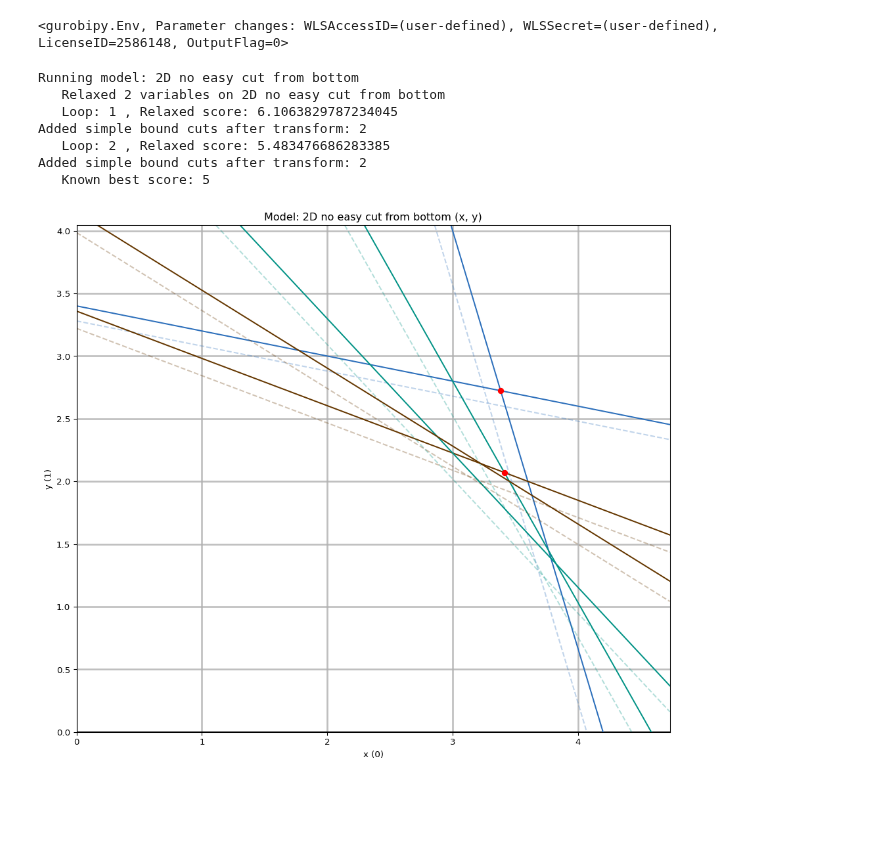
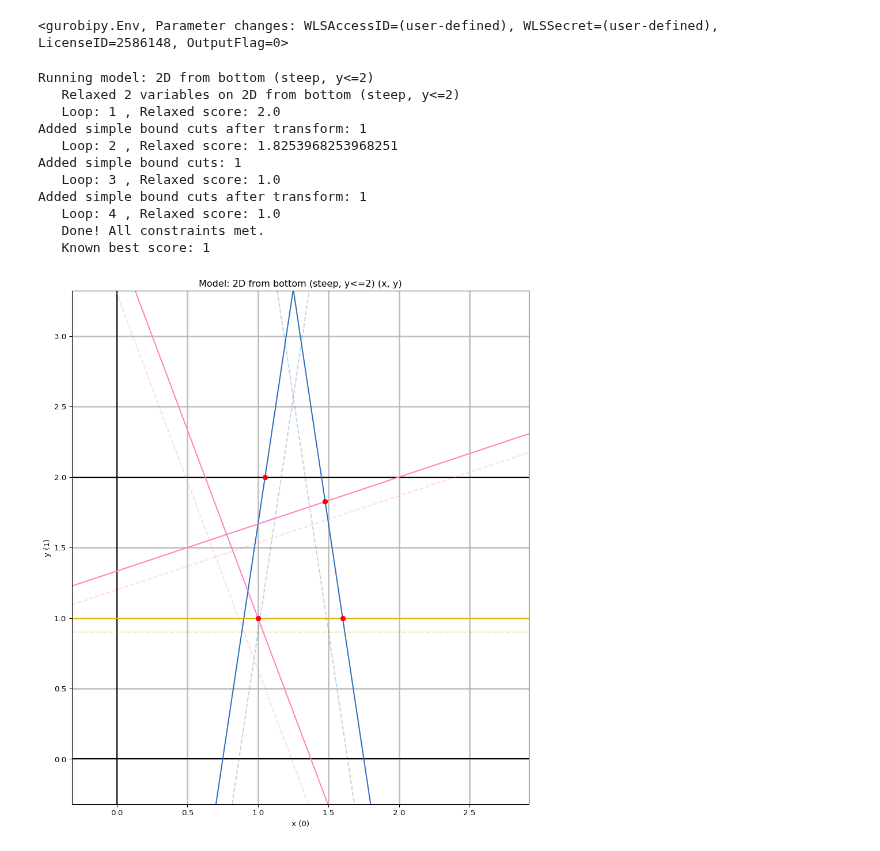
Before and after one commit to BrannonKing/intersection_cuts, a Jupyter notebook: main_one_cut.ipynb, the cells around one changed output. Saved outputs shown, nothing was run; the diff lists cells and outputs as text; code cells hidden in the pictures; blank space fills up the shorter version.

```diff
--- a/main_one_cut.ipynb
+++ b/main_one_cut.ipynb
@@ -25,13 +25,22 @@ env.start()
 # %% [output]
 <gurobipy.Env, Parameter changes: WLSAccessID=(user-defined), WLSSecret=(user-defined), LicenseID=2586148, OutputFlag=0>
 # %%
+%pip install gurobipy
+
+import importlib as il
+import numpy as np
+import gurobipy as gp
+import el_module as el  # Assuming el_module is the correct module name
+import gu_module as gu  # Assuming gu_module is the correct module name
+import pu_module as pu  # Assuming pu_module is the correct module name
+
 il.reload(el)
 il.reload(gu)
 il.reload(pu)
 
-def find_unimodular(tableau, row):
+def find_unimodular(tableau, row, tol):
     n = tableau.shape[1]
-    result = np.zeros((n, n))
+    result = np.zeros((n, n), dtype=np.int32)
     for i in range(n):
         result[i, i] = 1 if tableau[row, i] >= 0 else -1
     return result
@@ -95,7 +104,7 @@ def add_cut(relaxed: gp.Model, integer_vars, integer_idx, plotter):
     # and negate all columns match slack variables of type <
     for col, j in enumerate(col_to_var_idx):
         if j < len(variables):
-            print("Var INFO:", variables[j].VarName, "VBasis", variables[j].VBasis, "LB", variables[j].LB, "UB", variables[j].UB)
+            # print("Var INFO:", variables[j].VarName, "VBasis", variables[j].VBasis, "LB", variables[j].LB, "UB", variables[j].UB)
             # if variables[j].VBasis == -2:
                 # tableau[:, col] = 1.0 - tableau[:, col]
             if variables[j].VBasis == -1:  # not sure what to do with VBasis=-3
@@ -127,6 +136,10 @@ def add_cut(relaxed: gp.Model, integer_vars, integer_idx, plotter):
     to_drop = [i for i, b in enumerate(basis) if b not in integer_idx]
     tableau = np.delete(tableau, to_drop, axis=0)  # TODO: don't even bother to read them in
     basis = np.delete(basis, to_drop) # update basis to match tableau
+
+    non_zero_columns = ~np.all(np.abs(tableau) <= tol, axis=0)
+    tableau = tableau[:, non_zero_columns]
+    col_to_var_idx = col_to_var_idx[non_zero_columns]
 
     # drop all rows that are non-fractional:
     tol = relaxed.params.IntFeasTol
@@ -172,7 +185,7 @@ def add_cut(relaxed: gp.Model, integer_vars, integer_idx, plotter):
     #     if j < len(variables):
     #         if variables[j].VBasis == -2:
     #             tableau[:, col] = variables[j].UB + tableau[:, col]
-    u: np.ndarray = find_unimodular(tableau, to_cut[0][0])
+    u: np.ndarray = find_unimodular(tableau, to_cut[0][0], tol)
     tableau2 = tableau @ u
     # ui = np.linalg.inv(u)
     # assert ui == u
@@ -196,12 +209,32 @@ def add_cut(relaxed: gp.Model, integer_vars, integer_idx, plotter):
                 cuts.append((x + tableau2[row] @ col_vars >= np.ceil(x), 'xkcd:berry'))
         elif np.all(tableau2[row] <= tol):
             if relaxed.ModelSense != gp.GRB.MAXIMIZE:
-                cuts.append((x - tableau2[row] @ col_vars <= np.floor(x), 'xkcd:orange'))
+                cuts.append((x - tableau2[row] @ col_vars >= np.ceil(x), 'xkcd:orange'))
             else:
                 cuts.append((x + tableau2[row] @ col_vars <= np.floor(x), 'xkcd:brown'))
             # elif np.all(tableau2[row] <= tol):
             # cuts.append((x + tableau2[row] @ col_vars >= np.ceil(x), 'xkcd:berry'))
             # cuts.append((x - tableau2[row] @ col_vars <= np.floor(x), 'xkcd:teal'))
+
+        if True:  # do the split cut
+            points = []
+            for col, ray in enumerate(tableau.T):
+                rr = ray[row]
+                # if row in negated_rows:
+                #     rr = -rr
+                if np.isclose(rr, 0, atol=tol):
+                    continue
+                scale = -rr / (x % 1) if rr < 0 else rr / (1-(x % 1))
+                # print("SCALE", scale, x, rr)
+                # point = basis_corner.copy()
+                # point[basis] += scale * ray[:-1]
+                # point[r] += scale * ray[-1]
+                # print("INFO", row, col, base, x, ray, scale)
+
+                points.append((find_variable(col_to_var_idx[col]), scale))
+            if points:
+                summed_terms = gp.quicksum(nrm * v for v, nrm in points)
+                cuts.append((summed_terms >= 1, 'xkcd:pink'))
 
     if len(cuts) > 0:
         print("Added simple bound cuts after transform:", len(cuts))
@@ -213,42 +246,46 @@ def add_cut(relaxed: gp.Model, integer_vars, integer_idx, plotter):
         return True
 
     return False
 
 def run_cuts_to_relaxed_sol(instances, loops=8, graph_2D_3D=True):
     for instance in instances:
         model: gp.Model = instance.as_gurobi_model()
         print("Running model:", model.ModelName)
         model.params.LogToConsole = 0
         model.update()
         plotter = pu.create(model) if graph_2D_3D else None
         # gu.standardize_gt_to_lt(model)
         int_vars, int_idx = gu.relax_int_or_bin_to_continuous(model)
         for i in range(loops):
             model.optimize()
             if model.Status != gp.GRB.OPTIMAL:
                 print("   FAILED! Status:", model.Status)
                 break
 
             print("   Loop:", i+1, ", Relaxed score:", model.getObjective().getValue())
             if not add_cut(model, int_vars, int_idx, plotter):
                 print("   Done! All constraints met.")
                 break
 
         print("   Known best score:", instance.score if instance.known_optimum else "unknown")
         if plotter is not None:
             plotter.render()
 
 # test the cuts on simple examples (5-8 don't draw all cuts correctly): fails: 1, 3
-run_cuts_to_relaxed_sol(list(el.get_instances(env).values())[1:2], loops=2)
+run_cuts_to_relaxed_sol(list(el.get_instances(env).values())[4:5], loops=12)
 # %% [output]
-Running model: 2D no easy cut from bottom
-   Relaxed 2 variables on 2D no easy cut from bottom
-   Loop: 1 , Relaxed score: 6.1063829787234045
-Added simple bound cuts after transform: 2
-   Loop: 2 , Relaxed score: 5.483476686283385
-Added simple bound cuts after transform: 2
-   Known best score: 5
+Running model: 2D from bottom (steep, y<=2)
+   Relaxed 2 variables on 2D from bottom (steep, y<=2)
+   Loop: 1 , Relaxed score: 2.0
+Added simple bound cuts after transform: 1
+   Loop: 2 , Relaxed score: 1.8253968253968251
+Added simple bound cuts: 1
+   Loop: 3 , Relaxed score: 1.0
+Added simple bound cuts after transform: 1
+   Loop: 4 , Relaxed score: 1.0
+   Done! All constraints met.
+   Known best score: 1
-[figure, old version]
+[figure, new version]
 # %%
 miplib_instances = ml.get_instances()
 miplib_subset = [miplib_instances['air05'], miplib_instances['markshare2']]  # mas76
```
Also changed, not shown: parts of 1 cell of this notebook, 4 other files.
